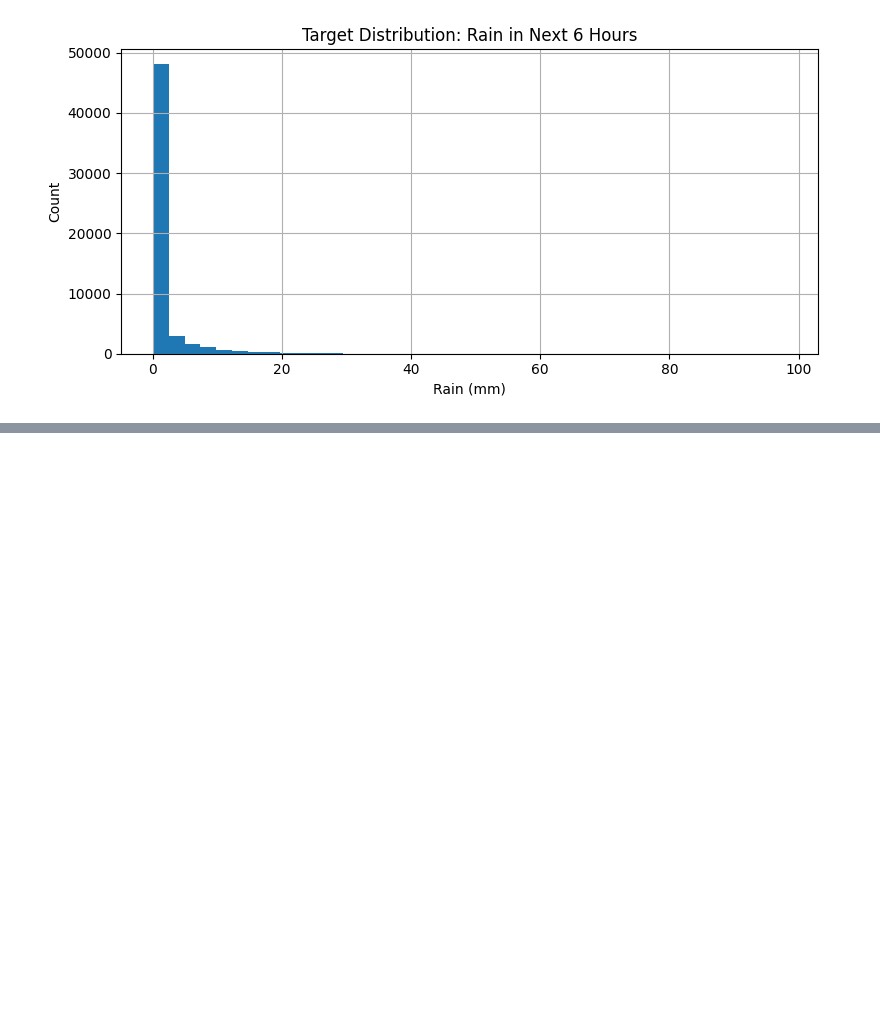
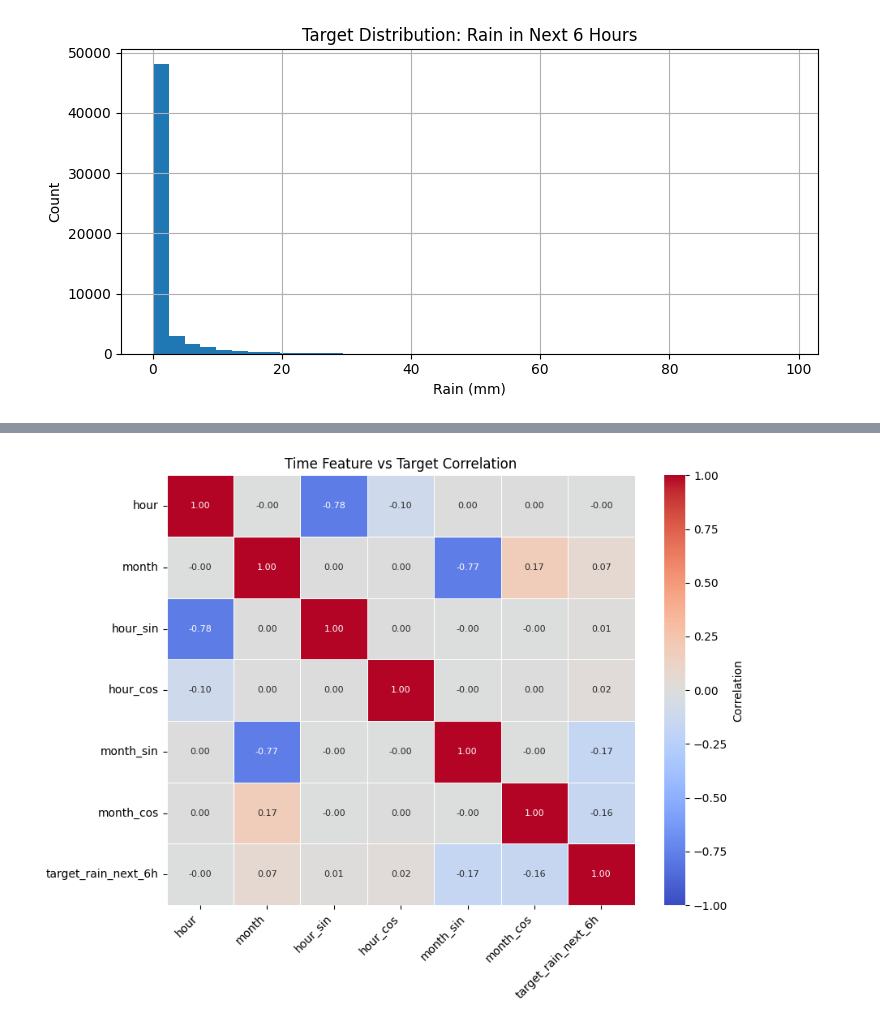
Before and after one commit to yuh3705/rain-forecasr-ML, a Jupyter notebook: Notebooks/Exploratory_Data_Analysis.ipynb, the cells around one changed output, grey strips where cells are left out. Saved outputs shown, nothing was run; the diff lists cells and outputs as text; code cells hidden in the pictures; blank space fills up the shorter version.

```diff
--- a/Notebooks/Exploratory_Data_Analysis.ipynb
+++ b/Notebooks/Exploratory_Data_Analysis.ipynb
@@ -71,0 +151,4 @@ plt.tight_layout()
+# %%
+plot_corr_heatmap(time_columns, 'Time Feature vs Target Correlation', figsize=(9, 7))
+# %% [output]
+[figure, added]
```
Also changed, not shown: parts of 8 cells of this notebook, 57 other files.
